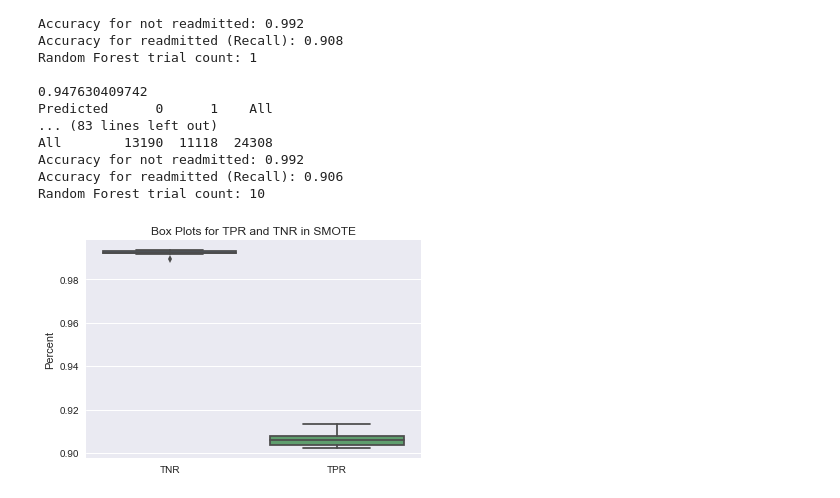
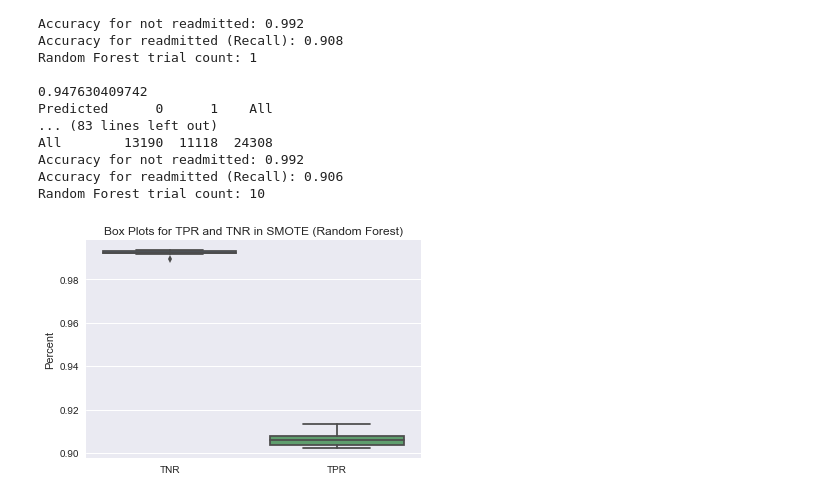
Before and after one commit to AOlden/sb-projects, a Jupyter notebook: diabetes_readmission/Diabetes_Tree_Analysis .ipynb, the cells around one changed output. Saved outputs shown, nothing was run; the diff lists cells and outputs as text; code cells hidden in the pictures.

```diff
--- a/diabetes_readmission/Diabetes_Tree_Analysis .ipynb
+++ b/diabetes_readmission/Diabetes_Tree_Analysis .ipynb
@@ -502,10 +508,10 @@ Random Forest trial count: 10
 # %%
 # plot TNR and TPR as box plots
 plots_sm = pd.DataFrame({'TPR': TPR_sm, 'TNR': TNR_sm})
 
 sns.boxplot(data = plots_sm)
-plt.title('Box Plots for TPR and TNR in SMOTE')
+plt.title('Box Plots for TPR and TNR in SMOTE (Random Forest)')
 plt.ylabel('Percent')
 plt.show()
 # %% [output]
-[figure, old version]
+[figure, new version]
```
Also changed, not shown: parts of 4 cells of this notebook, 2 other files.
